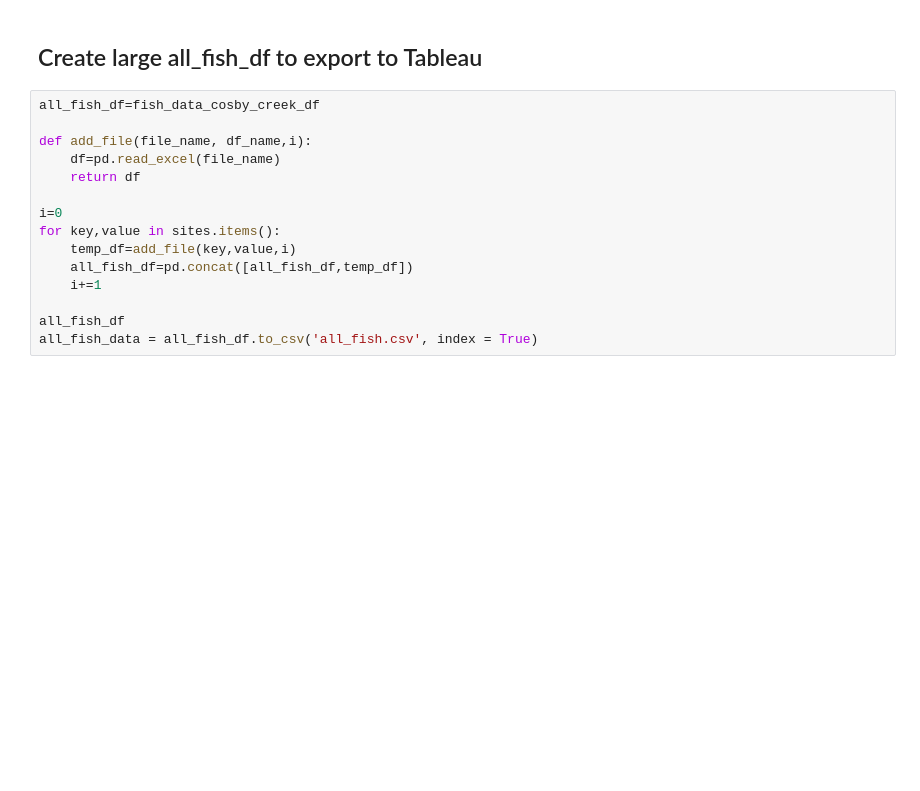
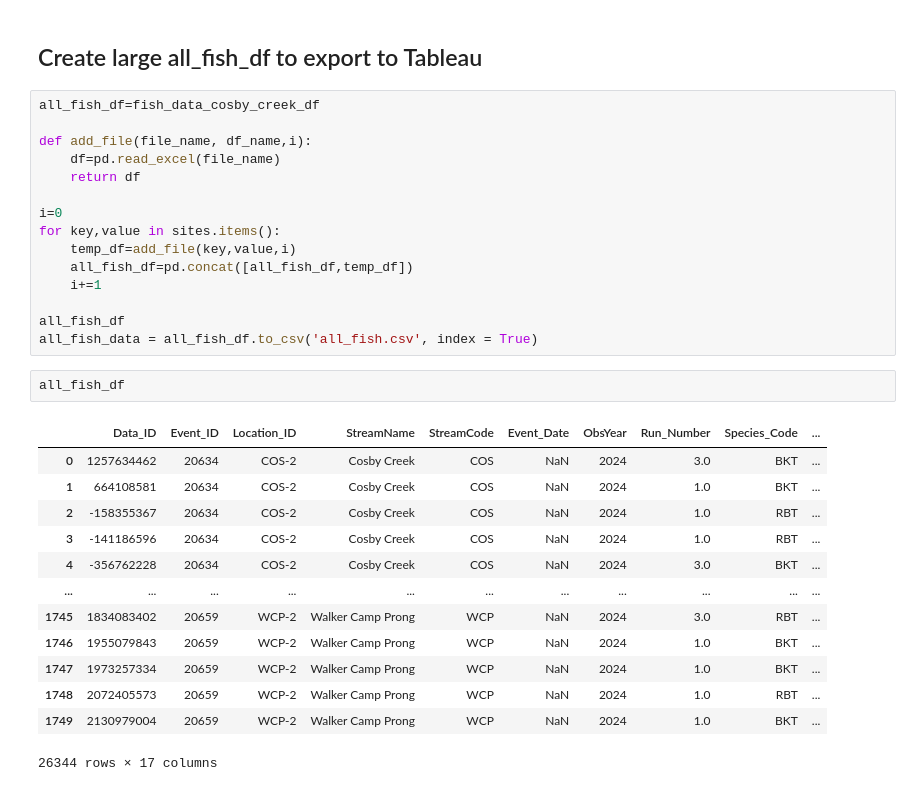
Before and after one commit to KarenBoles/Capstone-DA14, a Jupyter notebook: notebooks/Trout_Condition_Capstone.ipynb, the cells around one changed output. Drawn from its saved outputs; the diff is of its cells as text; blank space fills up the shorter version.

```diff
--- a/notebooks/Trout_Condition_Capstone.ipynb
+++ b/notebooks/Trout_Condition_Capstone.ipynb
@@ -311,3 +325,19 @@ for key,value in sites.items():
 
 all_fish_df
 all_fish_data = all_fish_df.to_csv('all_fish.csv', index = True)
+# %%
+all_fish_df
+# %% [output]
+|  | Data_ID | Event_ID | Location_ID | StreamName | StreamCode | Event_Date | ObsYear | Run_Number | Species_Code | ... |
+| 0 | 1257634462 | 20634 | COS-2 | Cosby Creek | COS | NaN | 2024 | 3.0 | BKT | ... |
+| 1 | 664108581 | 20634 | COS-2 | Cosby Creek | COS | NaN | 2024 | 1.0 | BKT | ... |
+| 2 | -158355367 | 20634 | COS-2 | Cosby Creek | COS | NaN | 2024 | 1.0 | RBT | ... |
+| 3 | -141186596 | 20634 | COS-2 | Cosby Creek | COS | NaN | 2024 | 1.0 | RBT | ... |
+| 4 | -356762228 | 20634 | COS-2 | Cosby Creek | COS | NaN | 2024 | 3.0 | BKT | ... |
+| ... | ... | ... | ... | ... | ... | ... | ... | ... | ... | ... |
+| 1745 | 1834083402 | 20659 | WCP-2 | Walker Camp Prong | WCP | NaN | 2024 | 3.0 | RBT | ... |
+| 1746 | 1955079843 | 20659 | WCP-2 | Walker Camp Prong | WCP | NaN | 2024 | 1.0 | BKT | ... |
+| 1747 | 1973257334 | 20659 | WCP-2 | Walker Camp Prong | WCP | NaN | 2024 | 1.0 | BKT | ... |
+| 1748 | 2072405573 | 20659 | WCP-2 | Walker Camp Prong | WCP | NaN | 2024 | 1.0 | RBT | ... |
+| 1749 | 2130979004 | 20659 | WCP-2 | Walker Camp Prong | WCP | NaN | 2024 | 1.0 | BKT | ... |
+26344 rows × 17 columns
```
Also changed, not shown: parts of 13 cells of this notebook.
